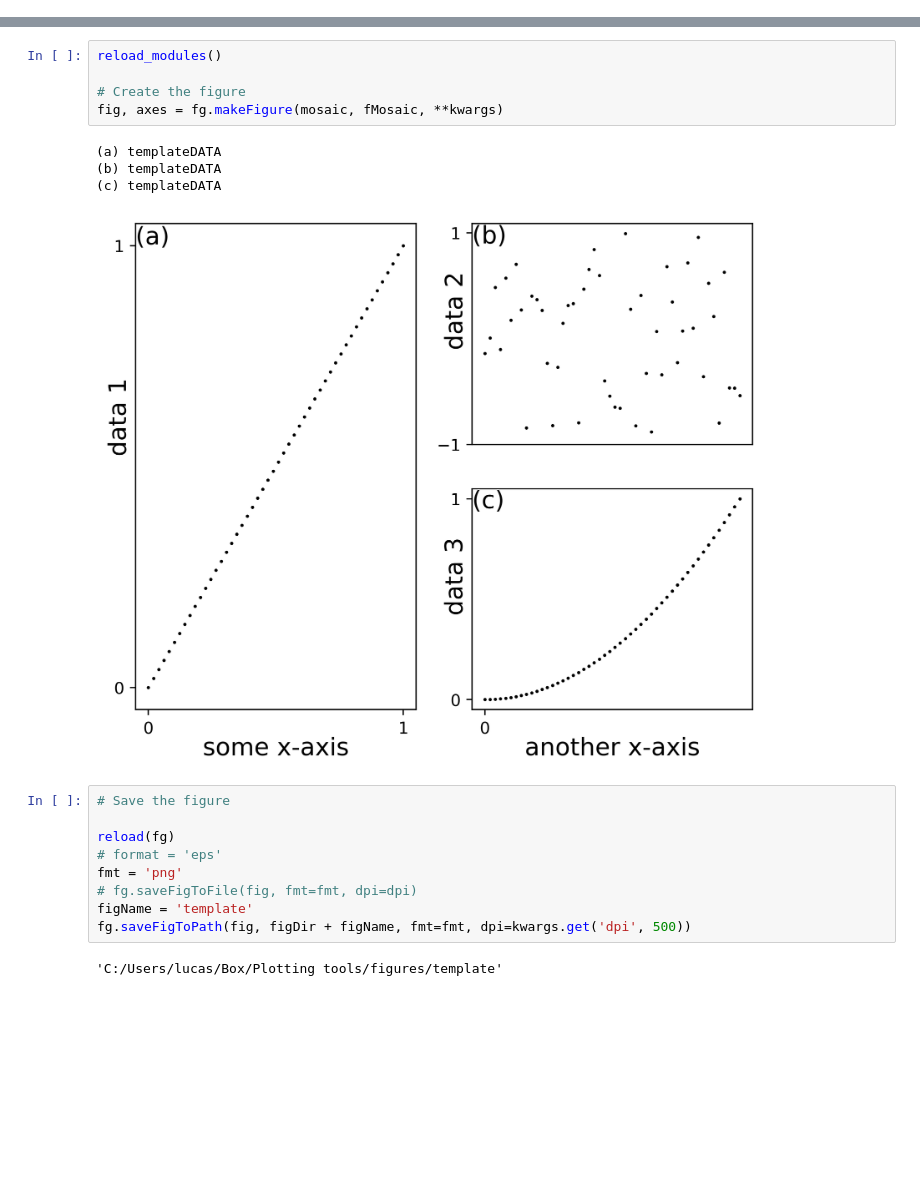
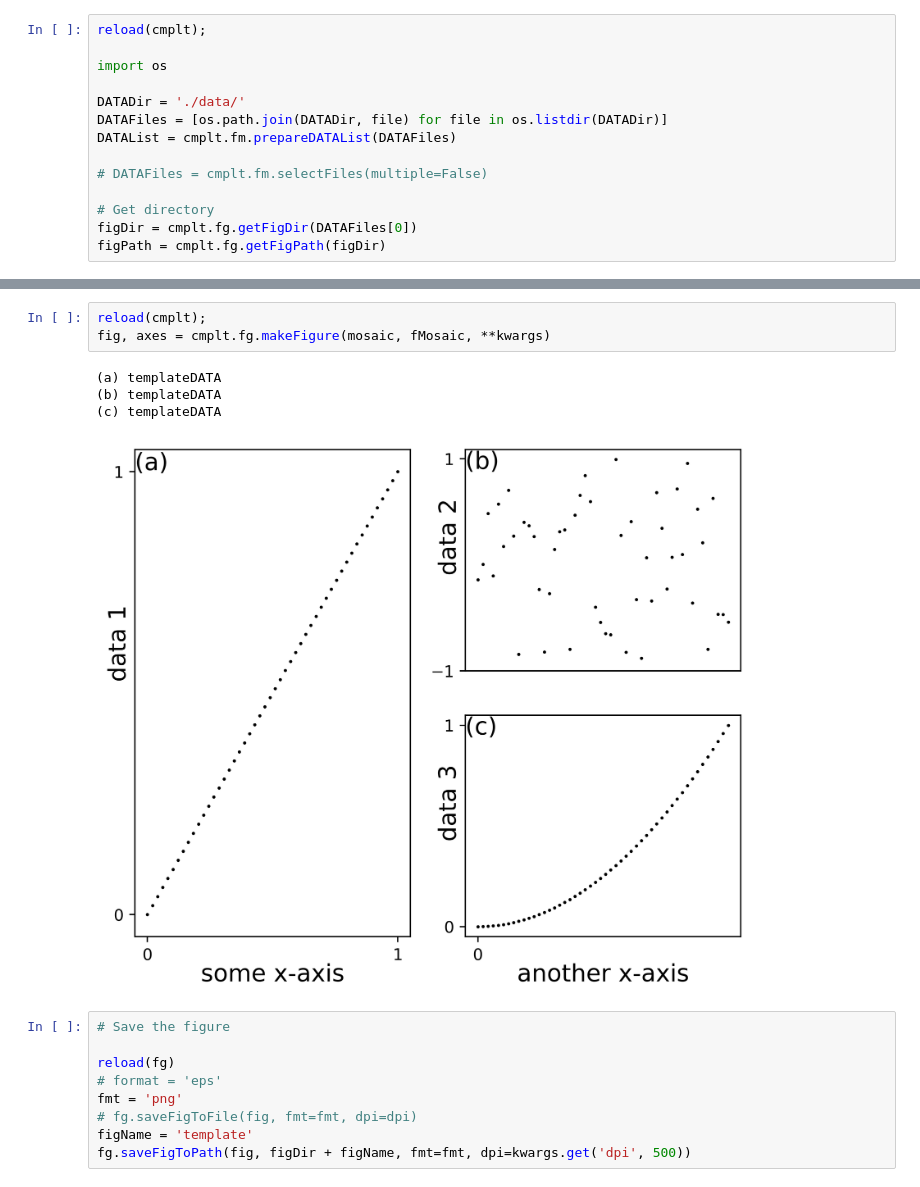
Before and after one commit to lucasbcasa/PlottingTools, a Jupyter notebook: template.ipynb, the cells around one changed output, grey strips where cells are left out. Saved outputs shown, nothing was run; the diff lists cells and outputs as text; blank space fills up the shorter version.

Commit message:
Simplified imports

```diff
--- a/template.ipynb
+++ b/template.ipynb
@@ -20 +5,15 @@ figPath = fg.getFigPath(figDir)
+# %%
+reload(cmplt);
+
+import os
+
+DATADir = './data/'
+DATAFiles = [os.path.join(DATADir, file) for file in os.listdir(DATADir)]
+DATAList = cmplt.fm.prepareDATAList(DATAFiles)
+
+# DATAFiles = cmplt.fm.selectFiles(multiple=False)
+
+# Get directory
+figDir = cmplt.fg.getFigDir(DATAFiles[0])
+figPath = cmplt.fg.getFigPath(figDir)
 # %%
@@ -69,15 +68,13 @@ fMosaic = { # ... a structure relating the mosaic to the files and the component
 
 }
 # %%
-reload_modules()
-
-# Create the figure
-fig, axes = fg.makeFigure(mosaic, fMosaic, **kwargs)
+reload(cmplt);
+fig, axes = cmplt.fg.makeFigure(mosaic, fMosaic, **kwargs)
 # %% [output]
 (a) templateDATA
 (b) templateDATA
 (c) templateDATA
-[figure, old version]
+[figure, new version]
 # %%
 # Save the figure
 
@@ -87,5 +84,3 @@ fmt = 'png'
 # fg.saveFigToFile(fig, fmt=fmt, dpi=dpi)
 figName = 'template'
 fg.saveFigToPath(fig, figDir + figName, fmt=fmt, dpi=kwargs.get('dpi', 500))
-# %% [output]
-'C:/Users/lucas/Box/Plotting tools/figures/template'
```
Also changed, not shown: parts of 4 cells of this notebook, 6 other files.
